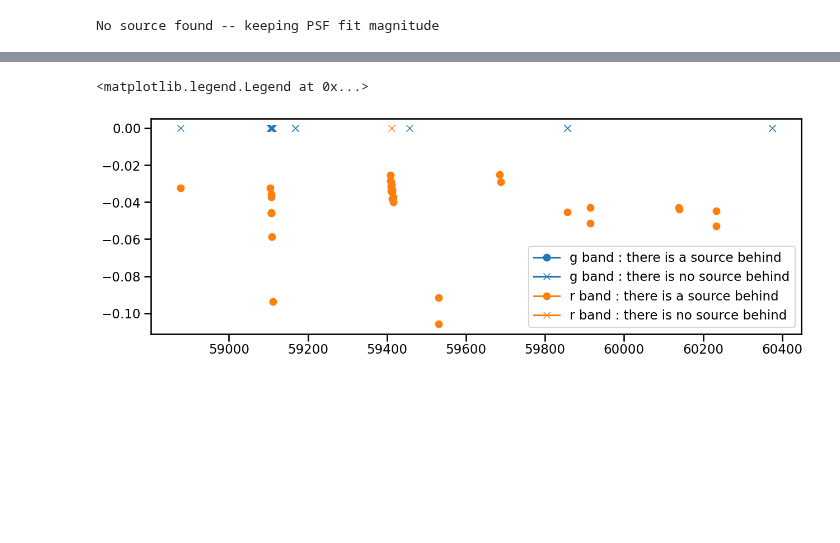
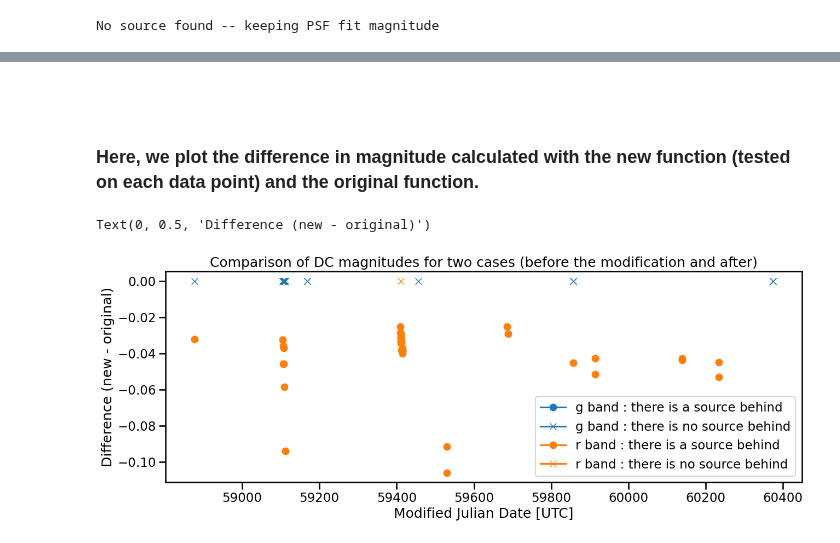
Before and after one commit to ManuGangler/FAnomAlly, a Jupyter notebook: notebook/bug_distnr.ipynb, the cells around one changed output, grey strips where cells are left out. Drawn from its saved outputs; the diff is of its cells as text; code cells hidden in the pictures; blank space fills up the shorter version.

```diff
--- a/notebook/bug_distnr.ipynb
+++ b/notebook/bug_distnr.ipynb
@@ -124,11 +92,9 @@ from fink_utils.photometry.conversion import dc_mag
 from fink_utils.photometry.utils import is_source_behind
 
 # Take only valid measurements
-# pdf_magpsf_valid = pdf_magpsf[pdf_magpsf['d:tag'] == 'valid'].sort_values('i:jd', ascending=False)
+pdf_magpsf_valid = pdf_magpsf[pdf_magpsf['d:tag'] == 'valid'].sort_values('i:jd', ascending=False)
 
-df_valid = pdf_magpsf[pdf_magpsf['d:tag'] == 'valid'].sort_values('i:jd', ascending=False)
-df_valid['mjd'] = df_valid['i:jd'] - 2400000.5
-pdf_magpsf_valid = df_valid#[(df_valid['mjd']>= 59400) & (df_valid['mjd'] <= 59420)]
+pdf_magpsf_valid['mjd'] = pdf_magpsf_valid['i:jd'] - 2400000.5
 
 
 isSource = is_source_behind(
@@ -151,11 +117,11 @@ if isSource:
         ]
     )
 
-    pdf_magpsf_valid['i:mag_dc2'] = mag_dc
-    pdf_magpsf_valid['i:err_dc2'] = err_dc
+    pdf_magpsf_valid['i:mag_dc_origin'] = mag_dc
+    pdf_magpsf_valid['i:err_dc_origin'] = err_dc
 else:
     print('No source found -- keeping PSF fit magnitude')
-    pdf_magpsf_valid['i:mag_dc2'] = pdf_magpsf_valid['i:magpsf']
-    pdf_magpsf_valid['i:err_dc2'] = pdf_magpsf_valid['i:sigmapsf']
+    pdf_magpsf_valid['i:mag_dc_origin'] = pdf_magpsf_valid['i:magpsf']
+    pdf_magpsf_valid['i:err_dc_origin'] = pdf_magpsf_valid['i:sigmapsf']
 # %% [output]
 No source found -- keeping PSF fit magnitude
@@ -299,8 +246,8 @@ def dc_mag(
     sigmapsf: float,
     magnr: float,
     sigmagnr: float,
-    is_Source: bool,
     isdiffpos: int,
+    is_Source: bool = True
 ) -> Tuple[float, float]:
     """Compute apparent magnitude from difference magnitude supplied by ZTF
     Implemented according to p.107 of the ZTF Science Data System Explanatory Supplement
@@ -337,9 +284,4 @@ def dc_mag(
 
         return dc_mag, dc_sigmag
 
-
-#     else:
-#         dc_mag =  magpsf
-#         dc_sigmag =  sigmapsf
-
     return magpsf, sigmapsf
@@ -353,11 +303,12 @@ mag_dc, err_dc = np.transpose(
                 pdf_magpsf_valid['i:sigmapsf'].astype(float).values,
                 pdf_magpsf_valid['i:magnr'].astype(float).values,
                 pdf_magpsf_valid['i:sigmagnr'].astype(float).values,
-                pdf_magpsf_valid['is_Source'].values,
-                pdf_magpsf_valid['i:isdiffpos'].values
+                pdf_magpsf_valid['i:isdiffpos'].values,
+                pdf_magpsf_valid['is_Source'].astype(bool).values
+
             )
         ]
     )
 
-pdf_magpsf_valid['i:mag_dc'] = mag_dc
-pdf_magpsf_valid['i:err_dc'] = err_dc
+pdf_magpsf_valid['i:mag_dc_new'] = mag_dc
+pdf_magpsf_valid['i:err_dc_new'] = err_dc
@@ -384,25 +315,30 @@ pdf_magpsf_valid[['i:mag_dc','i:mag_dc2','i:distnr','is_Source', 'i:magpsf']]
+# %% [markdown]
+#
+# %% [markdown]
+### Here, we plot the difference in magnitude calculated with the new function (tested on each data point) and the original function.
 # %%
 fig = plt.figure(figsize=(15, 5))
 
 for filt in np.unique(pdf_magpsf_valid['i:fid']):
     maskFilt = pdf_magpsf_valid['i:fid'] == filt
 
     plt.plot([], [], color=colordic[filt], marker='o', label=f'{filtdic[filt]} band : there is a source behind')
     plt.plot([], [], color=colordic[filt], marker='x', label=f'{filtdic[filt]} band : there is no source behind')
 
     for idx, row in pdf_magpsf_valid[maskFilt].iterrows():
         # Determine marker based on is_Source for each point
         marker = 'o' if row['is_Source'] else 'x'
 
-#         plt.scatter(row['mjd'],
-#                     row['i:distnr'], marker=marker, color=colordic[filt])
         plt.plot(
                 row['i:jd'] - 2400000.5,
-                row['i:mag_dc'] - row['i:mag_dc2'],
+                row['i:mag_dc_new'] - row['i:mag_dc_origin'],
                 marker=marker,
                 color=colordic[filt]
         )
 plt.legend()
+plt.title('Comparison of DC magnitudes for two cases (before the modification and after)')
+plt.xlabel('Modified Julian Date [UTC]')
+plt.ylabel('Difference (new - original)')
 # %% [output]
-<matplotlib.legend.Legend at 0x...>
+Text(0, 0.5, 'Difference (new - original)')
-[figure, old version]
+[figure, new version]
```
Also changed, not shown: parts of 41 cells of this notebook, 1 other file.
